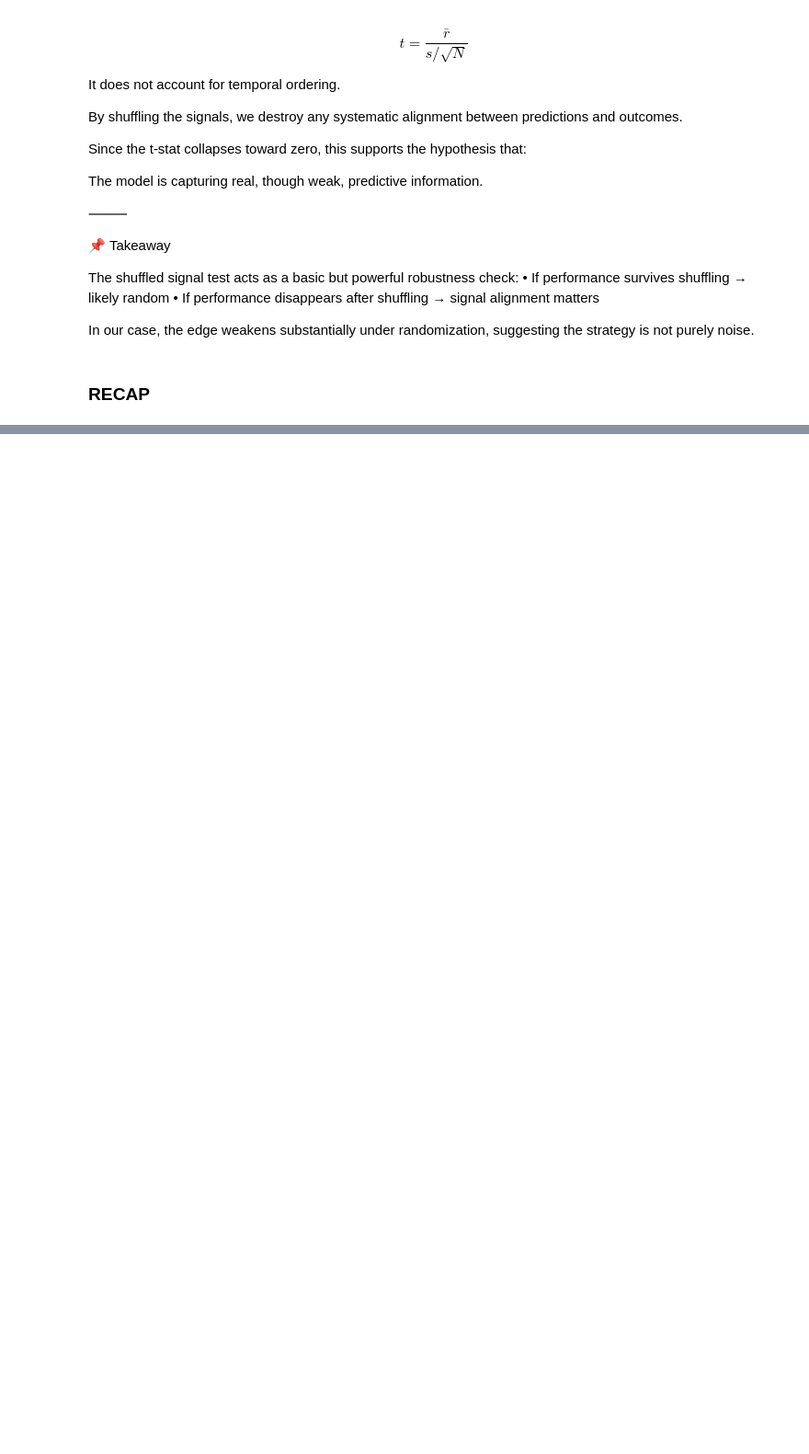
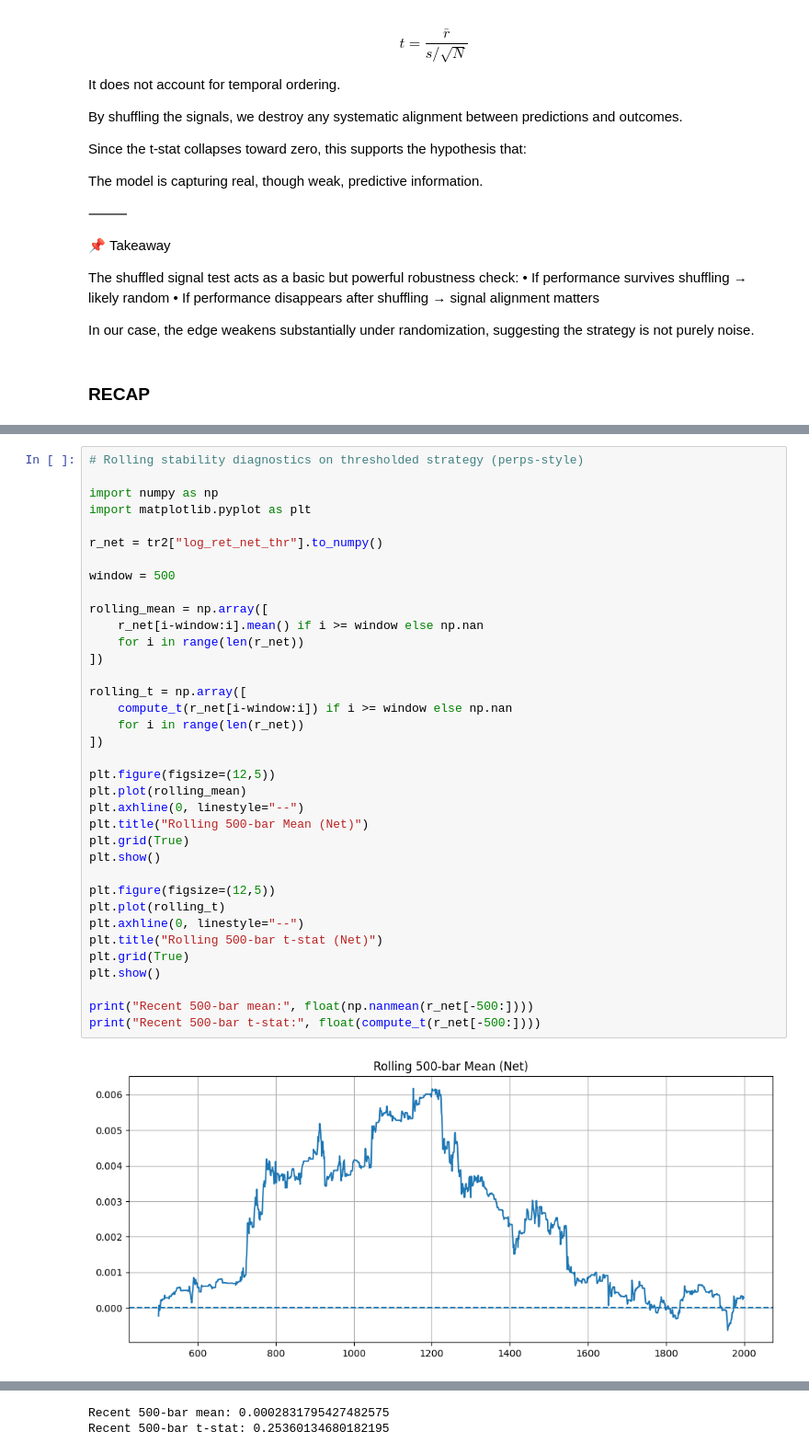
Before and after one commit to lucatoselliwork-source/XRPUSDT-Quant-ML, a Jupyter notebook: XRP_Model.ipynb, the cells around one changed output, grey strips where cells are left out. Shown at 92% size. Saved outputs shown, nothing was run; the diff lists cells and outputs as text; blank space fills up the shorter version.

```diff
--- a/XRP_Model.ipynb
+++ b/XRP_Model.ipynb
@@ -3378,0 +2228,38 @@ shape: (1, 3)
+# %%
+# Rolling stability diagnostics on thresholded strategy (perps-style)
+
+import numpy as np
+import matplotlib.pyplot as plt
+
+r_net = tr2["log_ret_net_thr"].to_numpy()
+
+window = 500
+
+rolling_mean = np.array([
+    r_net[i-window:i].mean() if i >= window else np.nan
+    for i in range(len(r_net))
+])
+
+rolling_t = np.array([
+    compute_t(r_net[i-window:i]) if i >= window else np.nan
+    for i in range(len(r_net))
+])
+
+plt.figure(figsize=(12,5))
+plt.plot(rolling_mean)
+plt.axhline(0, linestyle="--")
+plt.title("Rolling 500-bar Mean (Net)")
+plt.grid(True)
+plt.show()
+
+plt.figure(figsize=(12,5))
+plt.plot(rolling_t)
+plt.axhline(0, linestyle="--")
+plt.title("Rolling 500-bar t-stat (Net)")
+plt.grid(True)
+plt.show()
+
+print("Recent 500-bar mean:", float(np.nanmean(r_net[-500:])))
+print("Recent 500-bar t-stat:", float(compute_t(r_net[-500:])))
+# %% [output]
+[figure, added]
@@ -3378,0 +2267,2 @@ shape: (1, 3)
+Recent 500-bar mean: 0.0002831795427482575
+Recent 500-bar t-stat: 0.25360134680182195
```
Also changed, not shown: parts of 126 cells of this notebook.
